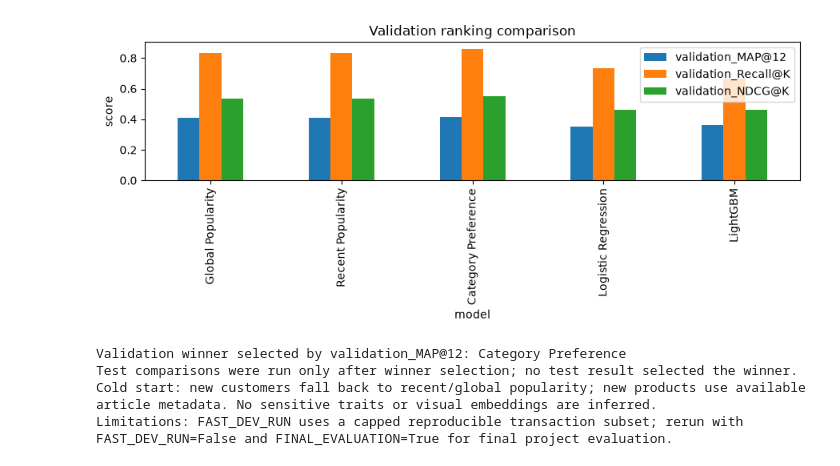
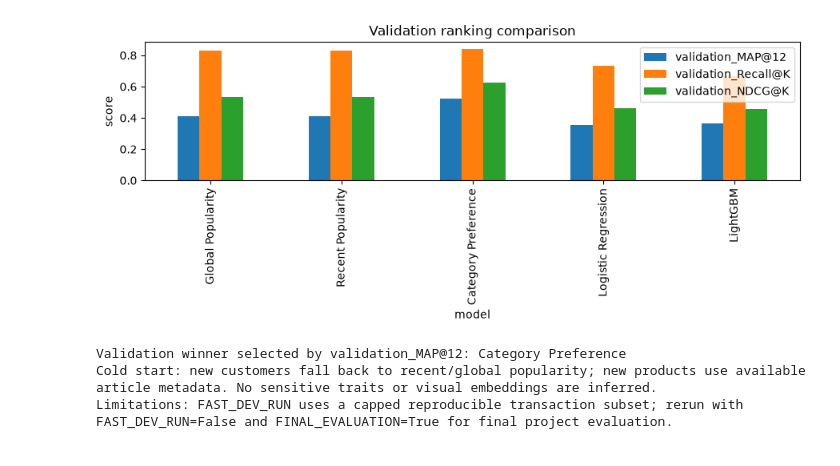
Before and after one commit to Dasith-Randula/Explainable-Fashion-Design-AI, a Jupyter notebook: notebooks/models/04_customer_preference.ipynb, the cells around one changed output. Cells and saved outputs as stored; diff of their text form; code cells hidden in the pictures.

Commit message:
Finalize customer preference pipeline

```diff
--- a/notebooks/models/04_customer_preference.ipynb
+++ b/notebooks/models/04_customer_preference.ipynb
@@ -23,10 +25,12 @@ from sklearn.linear_model import LogisticRegression
 RANDOM_STATE=42
 FAST_DEV_RUN=True
 FINAL_EVALUATION=False
-RUN_NCF_TRAINING=False
+if FINAL_EVALUATION and FAST_DEV_RUN:
+    raise ValueError("FINAL_EVALUATION requires FAST_DEV_RUN=False")
 TOP_K=12
 RECENT_POPULARITY_DAYS=30
 np.random.seed(RANDOM_STATE)
+
 
 def root():
     for p in [Path.cwd().resolve(),*Path.cwd().resolve().parents]:
@@ -61,12 +65,12 @@ config = json.loads(required('hm_preference_feature_config.json').read_text(enco
 time_column = config.get('time_column', 't_dat')
 train = load_feature_frame('hm_preference_train.csv', time_column)
 valid = load_feature_frame('hm_preference_validation.csv', time_column)
-test = load_feature_frame('hm_preference_test.csv', time_column)
+test = load_feature_frame('hm_preference_test.csv', time_column) if (not FAST_DEV_RUN and FINAL_EVALUATION) else None
 
 print('Using existing shared repository .venv / selected project kernel:',sys.executable)
 if FAST_DEV_RUN: print('DEVELOPMENT / PIPELINE VALIDATION RESULTS ONLY')
 print('Configured time column:', time_column)
-print('Loaded rows:',len(train),len(valid),len(test))
+print('Loaded rows:',len(train),len(valid),len(test) if test is not None else 'validation-only')
 # %% [output]
 Using existing shared repository .venv / selected project kernel: d:\Deep Learning\Project\GITHUB\Explainable-Fashion-Design-AI\.venv\Scripts\python.exe
 DEVELOPMENT / PIPELINE VALIDATION RESULTS ONLY
@@ -148,8 +150,10 @@ def category_scores(frame):
     out = frame.copy()
     preferred = out.get('preferred_category', pd.Series('UNKNOWN', index=out.index)).fillna('UNKNOWN').astype(str)
     category = out.get('product_group_name', pd.Series('UNKNOWN', index=out.index)).fillna('UNKNOWN').astype(str)
-    out['score'] = (preferred == category).astype(float)
-    out.loc[out['score'].eq(0), 'score'] = out.loc[out['score'].eq(0), 'recent_article_popularity'].astype(float)
+    category_match = (preferred == category).astype(float)
+    popularity = pd.to_numeric(out['recent_article_popularity'], errors='coerce').fillna(0.0).clip(lower=0.0)
+    popularity_norm = popularity / (1.0 + popularity)
+    out['score'] = 2.0 * category_match + popularity_norm
     return out
 
 
@@ -201,7 +205,7 @@ except Exception as exc:
 
 validation_results=pd.DataFrame(baseline_results + candidate_results)
 if validation_results.empty:
-    winner='Global Popularity'; selection_metric='validation_MAP@12'
+    raise ValueError('No validation results were produced; cannot select a customer preference model.')
 else:
     winner_row = validation_results.sort_values(['validation_MAP@12','validation_Recall@K','validation_NDCG@K'], ascending=[False, False, False]).iloc[0]
     winner = str(winner_row['model'])
@@ -258,12 +256,15 @@ Candidate pool stats: median=33.0, min=31.0, max=40.0
 # %%
-# Anonymous recommendation demonstration with unique article IDs and metadata only.
-demo=(winner_test_scored.sort_values(['customer_id','score','article_id'],ascending=[True,False,True]).drop_duplicates(['customer_id','article_id']).groupby('customer_id').head(TOP_K).copy())
-demo['rank']=demo.groupby('customer_id').cumcount()+1
-demo['customer_display_id']=demo['customer_id'].str[:8]+'…'
-display(demo[['customer_display_id','rank','article_id','product_type_name','garment_group_name','colour_group_name','score']].head(30))
+if not FAST_DEV_RUN and FINAL_EVALUATION:
+    # Anonymous recommendation demonstration with unique article IDs and metadata only.
+    demo=(winner_test_scored.sort_values(['customer_id','score','article_id'],ascending=[True,False,True]).drop_duplicates(['customer_id','article_id']).groupby('customer_id').head(TOP_K).copy())
+    demo['rank']=demo.groupby('customer_id').cumcount()+1
+    demo['customer_display_id']=demo['customer_id'].str[:8]+'…'
+    display(demo[['customer_display_id','rank','article_id','product_type_name','garment_group_name','colour_group_name','score']].head(30))
+
 fig,ax=plt.subplots(figsize=(9,4)); plot_df=validation_results.set_index('model')[['validation_MAP@12','validation_Recall@K','validation_NDCG@K']]; plot_df.plot.bar(ax=ax,title='Validation ranking comparison'); ax.set_ylabel('score'); plt.tight_layout(); plt.savefig(FIGURES/'binara_preference_validation_metrics.png',dpi=120); plt.show(); plt.close()
 print(f'Validation winner selected by {selection_metric}: {winner}')
-print('Test comparisons were run only after winner selection; no test result selected the winner.')
+if not FAST_DEV_RUN and FINAL_EVALUATION:
+    print('Test comparisons were run only after winner selection; no test result selected the winner.')
 print('Cold start: new customers fall back to recent/global popularity; new products use available article metadata. No sensitive traits or visual embeddings are inferred.')
 print('Limitations: FAST_DEV_RUN uses a capped reproducible transaction subset; rerun with FAST_DEV_RUN=False and FINAL_EVALUATION=True for final project evaluation.')
 # %% [output]
@@ -287,5 +271,4 @@ print('Limitations: FAST_DEV_RUN uses a capped reproducible transaction subset;
-[figure, old version]
+[figure, new version]
 Validation winner selected by validation_MAP@12: Category Preference
-Test comparisons were run only after winner selection; no test result selected the winner.
 Cold start: new customers fall back to recent/global popularity; new products use available article metadata. No sensitive traits or visual embeddings are inferred.
 Limitations: FAST_DEV_RUN uses a capped reproducible transaction subset; rerun with FAST_DEV_RUN=False and FINAL_EVALUATION=True for final project evaluation.
```
Also changed, not shown: parts of 6 cells of this notebook, 6 other files.
